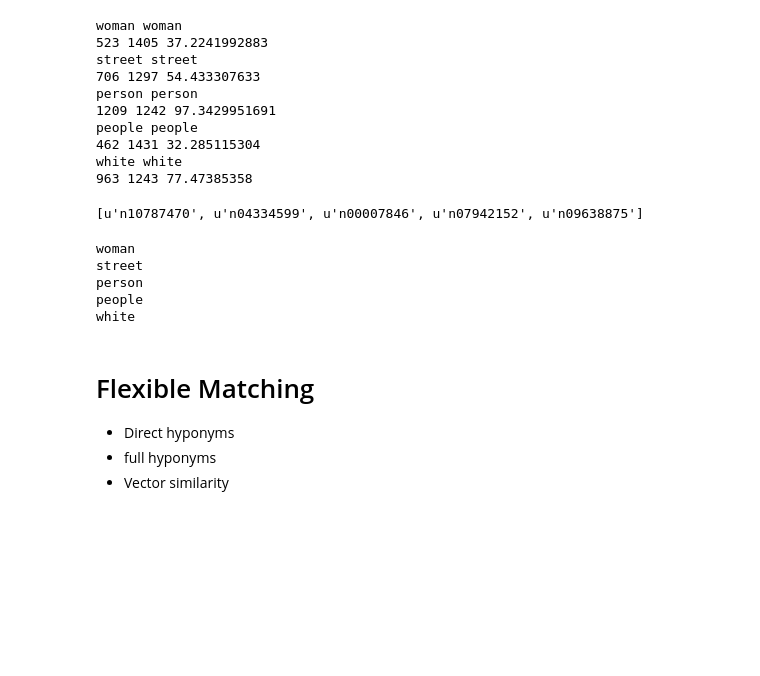
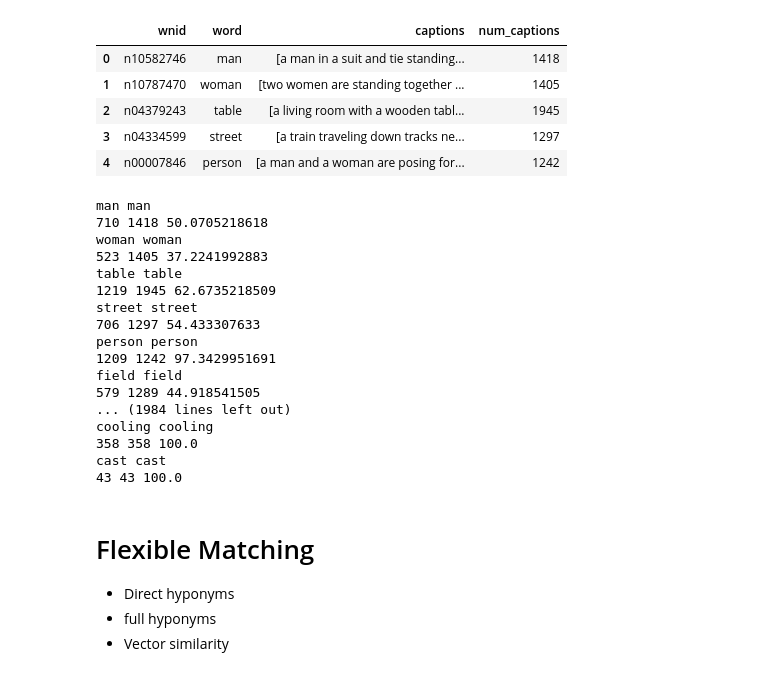
Before and after one commit to intuinno/capviz, a Jupyter notebook: experiment/analyze top 1k captions.ipynb, the cells around one changed output. Saved outputs shown, nothing was run; the diff lists cells and outputs as text; code cells hidden in the pictures; blank space fills up the shorter version.

```diff
--- a/experiment/analyze top 1k captions.ipynb
+++ b/experiment/analyze top 1k captions.ipynb
@@ -10,39 +14,47 @@ wnl = WordNetLemmatizer()
 with open('./data/imagenet_top1k_captions.pkl', 'rb') as f:
     captions = pickle.load(f)
 with open('./data/top1k.pkl', 'rb') as f:
-    top1k = dict(pickle.load(f))
+    top1k = pickle.load(f)
+# %%
+?df.applymap
+df = pd.DataFrame(top1k,columns=['wnid','word'])
+df['captions'] = df.apply(lambda x: captions[x.wnid], axis=1)
+df['num_captions'] = df.apply(lambda x: len(x.captions), axis=1)
+df.head()
+# %% [output]
+|  | wnid | word | captions | num_captions |
+| 0 | n10582746 | man | [a man in a suit and tie standing... | 1418 |
+| 1 | n10787470 | woman | [two women are standing together ... | 1405 |
+| 2 | n04379243 | table | [a living room with a wooden tabl... | 1945 |
+| 3 | n04334599 | street | [a train traveling down tracks ne... | 1297 |
+| 4 | n00007846 | person | [a man and a woman are posing for... | 1242 |
 # %%
 errPerWord = {}
-for k,v in captions.iteritems():
-    w = top1k[k]
+# from IPython.core.debugger import Tracer
+# Tracer()()
+for i, (k, w) in enumerate(top1k):
     wl = wnl.lemmatize(w)
-    print w, wl
-    errors = sum([1 for cap in v if wl not in map(wnl.lemmatize, nltk.word_tokenize(cap))])
-    print errors, len(v), errors*100.0/len(v)
+    print w, wl, k
+    errors = sum([1 for cap in captions[k] if wl not in map(wnl.lemmatize, nltk.word_tokenize(cap))])
+    print errors, len(captions[k]), errors*100.0/len(captions[k])
 # %% [output]
+man man
+710 1418 50.0705218618
 woman woman
 523 1405 37.2241992883
+table table
+1219 1945 62.6735218509
 street street
 706 1297 54.433307633
 person person
 1209 1242 97.3429951691
-people people
-462 1431 32.285115304
-white white
-963 1243 77.47385358
+field field
+579 1289 44.918541505
+... (1984 lines left out)
+cooling cooling
+358 358 100.0
+cast cast
+43 43 100.0
-# %%
-captions.keys()
-# %% [output]
-[u'n10787470', u'n04334599', u'n00007846', u'n07942152', u'n09638875']
-# %%
-for k in captions:
-    print top1k[k]
-# %% [output]
-woman
-street
-person
-people
-white
 # %% [markdown]
 # Flexible Matching
 - Direct hyponyms
```
Also changed, not shown: parts of 23 cells of this notebook, 2 other files.
